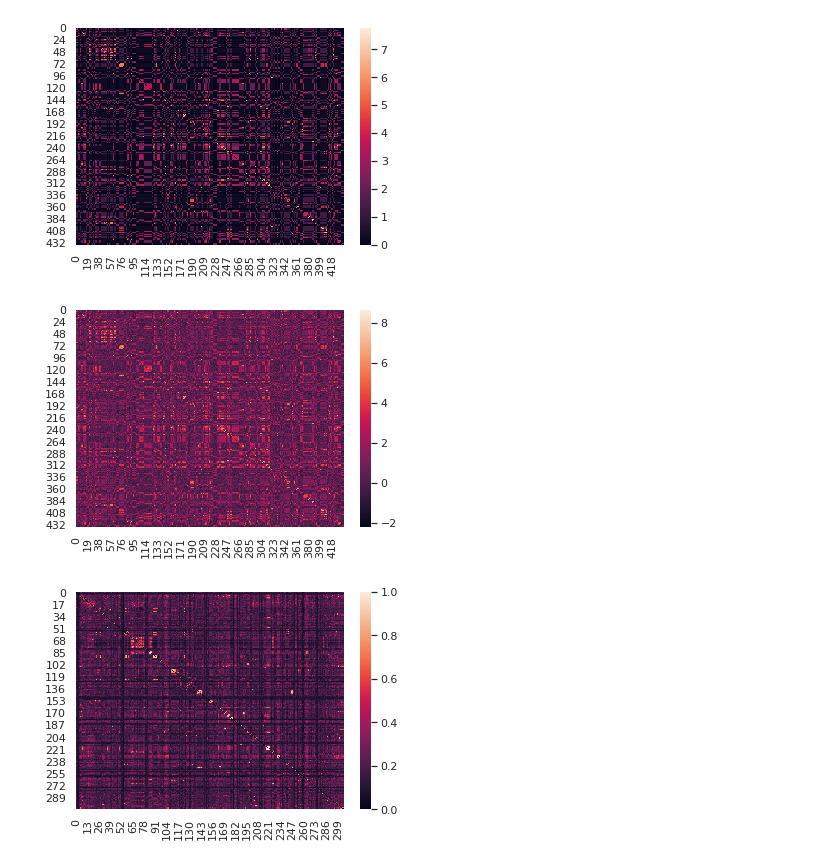
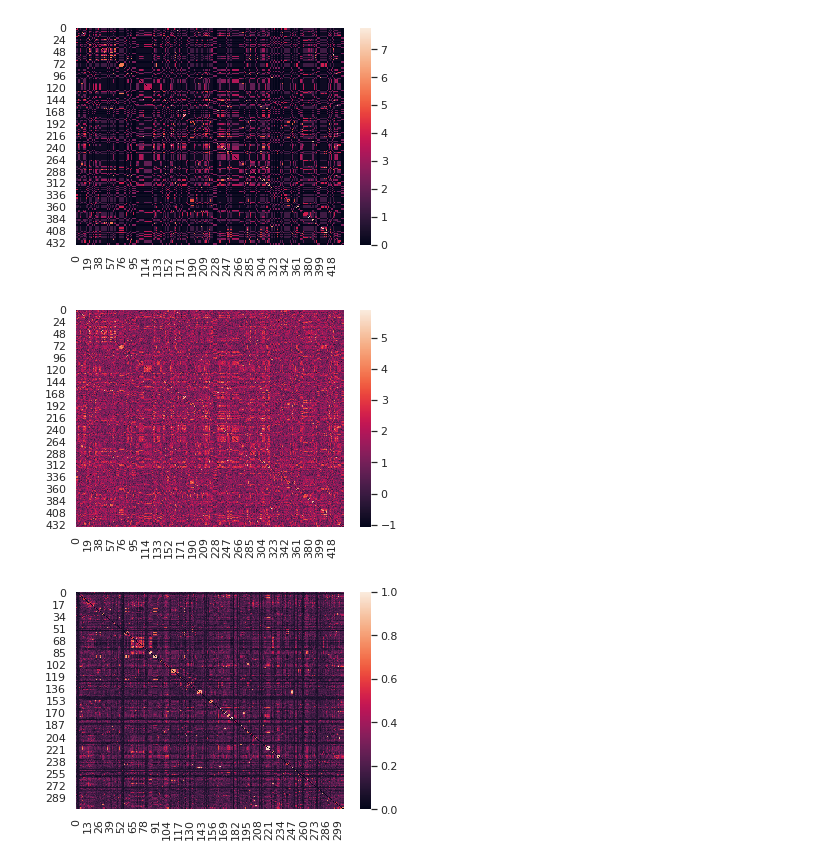
Before and after one commit to everyxs/BayesianOmics, a Jupyter notebook: DAG/NeCliXo.ipynb, the cells around one changed output. Drawn from its saved outputs; the diff is of its cells as text; code cells hidden in the pictures.

```diff
--- a/DAG/NeCliXo.ipynb
+++ b/DAG/NeCliXo.ipynb
@@ -76,15 +76,15 @@ ax = sns.heatmap(A)
 # %%
 #Gorig = nx.read_edgelist("data/new/gene-essentiality.tsv", delimiter='\t' , nodetype=str,  data=(('weight',float),))
 Gorig = nx.read_edgelist("data/resnik.txt", delimiter='\t' , nodetype=str,  data=(('weight',float),))
 for u,v,d in Gorig.edges(data=True):
-    Gorig[u][v]['weight']= Gorig[u][v]['weight'] + np.random.normal(0,0.5)
+    Gorig[u][v]['weight']= Gorig[u][v]['weight'] * 0.5 + np.random.normal(0,0.5) +1
 H = Gorig.subgraph(['ACD', 'ABL1', 'ACTL6A', 'ACTR5', 'ACTR8', 'ALKBH1', 'ALKBH2', 'ALKBH3'])
 mapping = {'ACD':6, 'ABL1':3, 'ACTL6A':7, 'ACTR5':5, 'ACTR8':0, 'ALKBH1':1, 'ALKBH2':2, 'ALKBH3':4}
 G0 = nx.relabel_nodes(H, mapping)
 A = nx.adjacency_matrix(Gorig).todense()
 ax = sns.heatmap(A)
 # %% [output]
-[figure, old version]
+[figure, new version]
 # %%
 Gorig = nx.read_edgelist("data/new/ppi.tsv", delimiter='\t' , nodetype=str,  data=(('weight',float),))
 #Gorig = nx.read_edgelist("data/resnik.txt", delimiter='\t' , nodetype=str,  data=(('weight',float),))
```
Also changed, not shown: parts of 1 cell of this notebook, 3 other files.
